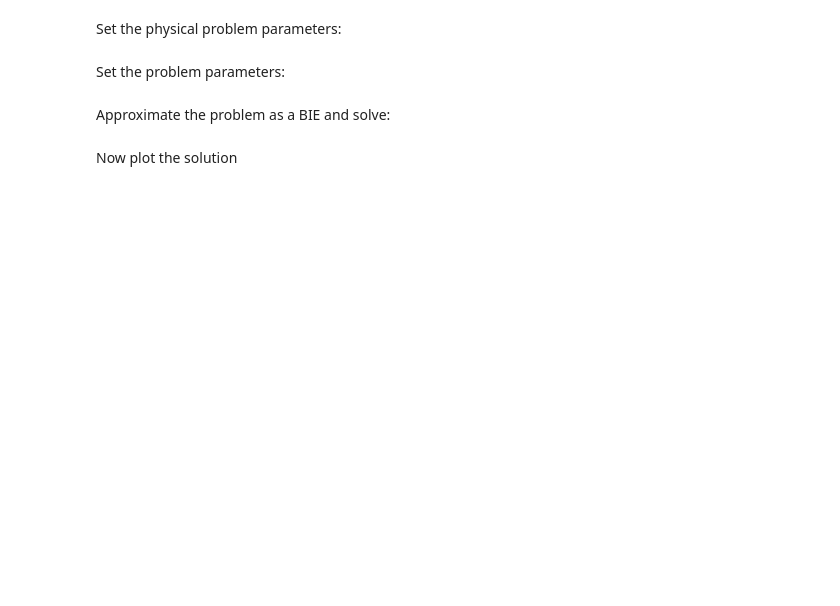
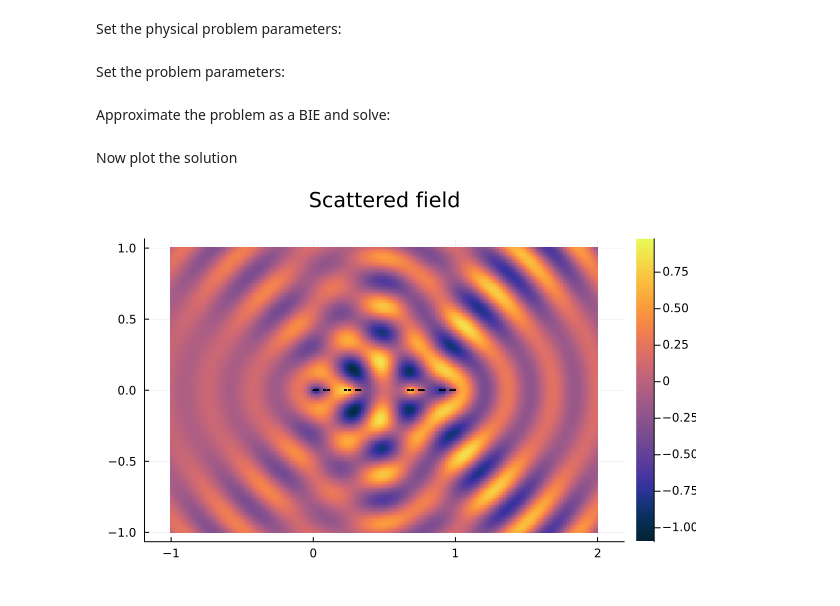
Before and after one commit to AndrewGibbs/IFSintegrals, a Jupyter notebook: examples/BEM Cantor set example.ipynb, the cells around one changed output. Saved outputs shown, nothing was run; the diff lists cells and outputs as text; code cells hidden in the pictures; blank space fills up the shorter version.

```diff
--- a/examples/BEM Cantor set example.ipynb
+++ b/examples/BEM Cantor set example.ipynb
@@ -32,4 +32,6 @@ uᵗ = uⁱ.(X) + uˢ.(X);
 # %%
 heatmap(x₁,x₂,transpose(real(uˢ.(X))),  aspect_ratio = 1,
     title="Scattered field", legend=true, c = :thermal)
-draw!(Γ)
+plot!(Γ,color = "white", markersize=0.02, legend=false)
+# %% [output]
+[figure, added]
```
Also changed, not shown: parts of 2 cells of this notebook, 5 other files.
